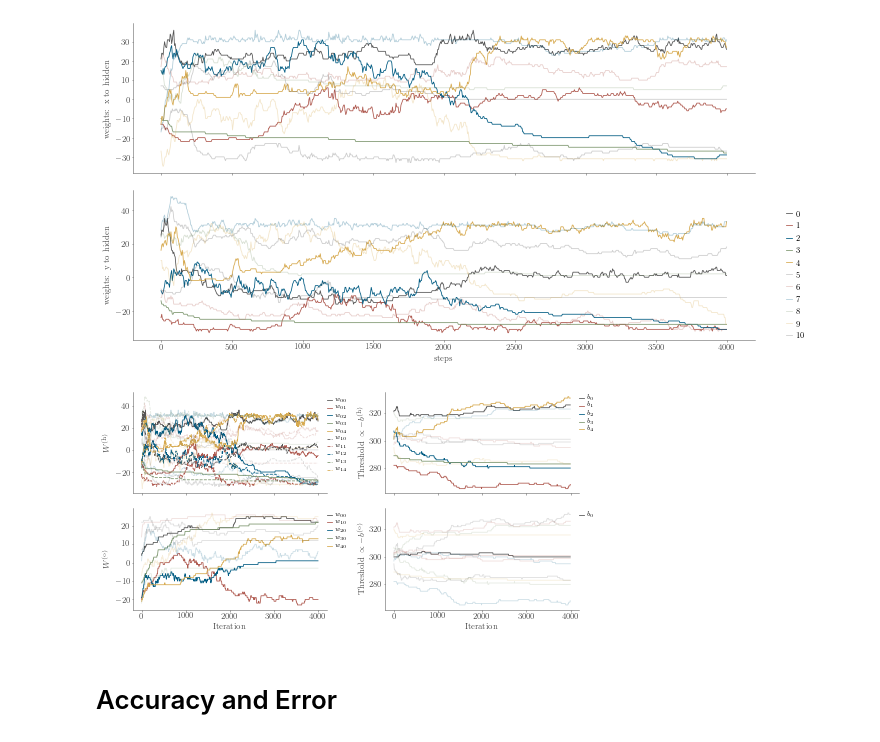
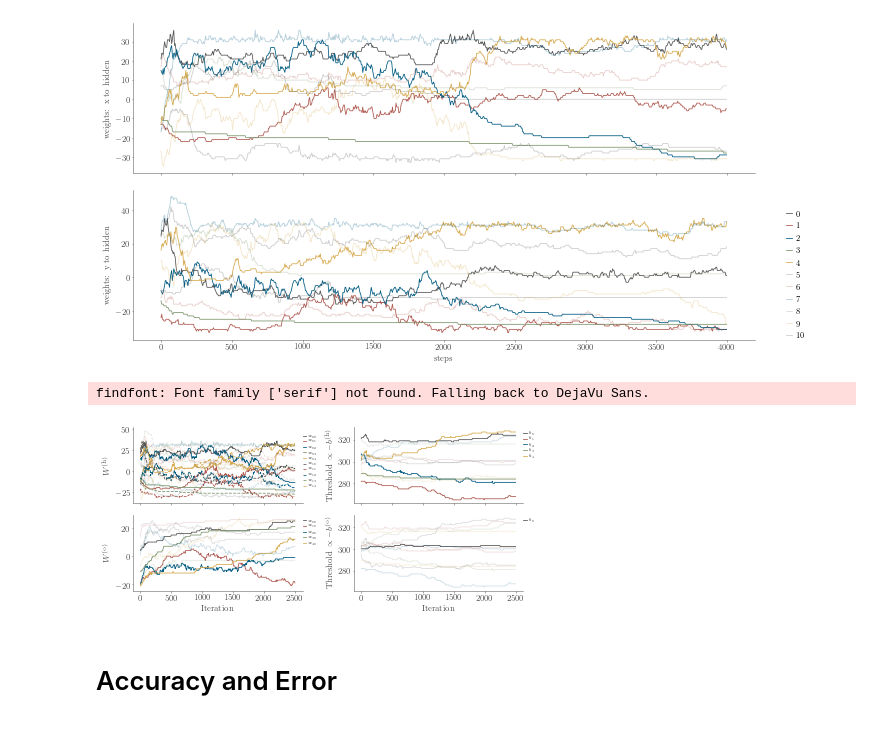
Before and after one commit to simeka/masterthesis, a Jupyter notebook: figures/Circles Plots.ipynb, the cells around one changed output. Drawn from its saved outputs; the diff is of its cells as text; code cells hidden in the pictures.

```diff
--- a/figures/Circles Plots.ipynb
+++ b/figures/Circles Plots.ipynb
@@ -89,51 +89,54 @@ plt.savefig("model_parameters.png", transparent=True)
 # %% [output]
 [figure]
 # %%
-real_epochs = np.array(range(learning_steps))*5
+n = 2500//5
+
+real_epochs = np.array(range(n))*5
 alpha = 0.2
-fs = 6
-fig, axes = plt.subplots(nrows=2, ncols=2, figsize=(8,4), sharex=True)
+fs = 4
+fig, axes = plt.subplots(nrows=2, ncols=2, figsize=(7,3), sharex=True)
 wh_legend_labels = ["$w_{%s%s}$" % (i,j) for i in range(2) for j in range(5)]
 wo_legend_labels = ["$w_{%s%s}$" % (i,j) for i in range(5) for j in range(1)]
 bh_legend_labels = ["$b_%s$" % i for i in range(5)]
 bo_legend_labels = ["$b_%s$" % i for i in range(1)]
 
 # hidden weights
-axes[0,0].plot(real_epochs, weights_hidden_storage[:,0,:5])
-axes[0,0].plot(real_epochs, weights_hidden_storage[:,1,:5],ls="--")
-axes[0,0].plot(real_epochs, weights_hidden_storage[:,0,5:], alpha = alpha)
-axes[0,0].plot(real_epochs, weights_hidden_storage[:,1,5:], ls="--", alpha = alpha)
+axes[0,0].plot(real_epochs, weights_hidden_storage[:n,0,:5])
+axes[0,0].plot(real_epochs, weights_hidden_storage[:n,1,:5],ls="--")
+axes[0,0].plot(real_epochs, weights_hidden_storage[:n,0,5:], alpha = alpha)
+axes[0,0].plot(real_epochs, weights_hidden_storage[:n,1,5:], ls="--", alpha = alpha)
 
 # hidden bias
-axes[0,1].plot(real_epochs, bias_storage[:,:5])
-axes[0,1].plot(real_epochs, bias_storage[:,5:n_h_nrns], alpha = alpha)
+axes[0,1].plot(real_epochs, bias_storage[:n,:5])
+axes[0,1].plot(real_epochs, bias_storage[:n,5:n_h_nrns], alpha = alpha)
 
 # output weights (with hidden in background)
-axes[1,0].plot(real_epochs, weights_out_storage[:,:5])
-axes[1,0].plot(real_epochs, weights_out_storage[:,5:], alpha = alpha)
+axes[1,0].plot(real_epochs, weights_out_storage[:n,:5])
+axes[1,0].plot(real_epochs, weights_out_storage[:n,5:], alpha = alpha)
 
 # output bias with hidden in background
-axes[1,1].plot(real_epochs, bias_storage[:,-1])
-axes[1,1].plot(real_epochs, bias_storage[:,:5], alpha=alpha)
-axes[1,1].plot(real_epochs, bias_storage[:,5:n_h_nrns], alpha = alpha)
+axes[1,1].plot(real_epochs, bias_storage[:n,-1])
+axes[1,1].plot(real_epochs, bias_storage[:n,:5], alpha=alpha)
+axes[1,1].plot(real_epochs, bias_storage[:n,5:n_h_nrns], alpha = alpha)
 
 # legends
 axes[0,1].legend(bh_legend_labels, fontsize=fs, loc=(1,0.6))
 axes[0,0].legend(wh_legend_labels, fontsize=fs, loc=(1,.2),) #title="Unit", title_fontsize=6)
 axes[1,1].legend(bo_legend_labels, fontsize=fs, loc=(1,.9))
 axes[1,0].legend(wo_legend_labels, fontsize=fs, loc=(1,0.6),) #title="Unit", title_fontsize=6)
 
 # labels
 axes[0,1].set_ylabel("Threshold $\propto -b^{(\mathrm{h})}$")
 axes[1,1].set_ylabel("Threshold $\propto -b^{(\mathrm{o})}$")
 axes[0,0].set_ylabel("$W^{(\mathrm{h})}$")
 axes[1,0].set_ylabel("$W^{(\mathrm{o})}$")
 for i in range(2):
     axes[1,i].set_xlabel("Iteration")
 
 plt.subplots_adjust(hspace=0.15, wspace=0.3)
 # %% [output]
+findfont: Font family ['serif'] not found. Falling back to DejaVu Sans.
-[figure, old version]
+[figure, new version]
 # %% [markdown]
 # Accuracy and Error
 # %%
```
Also changed, not shown: parts of 4 cells of this notebook, 28 other files.
